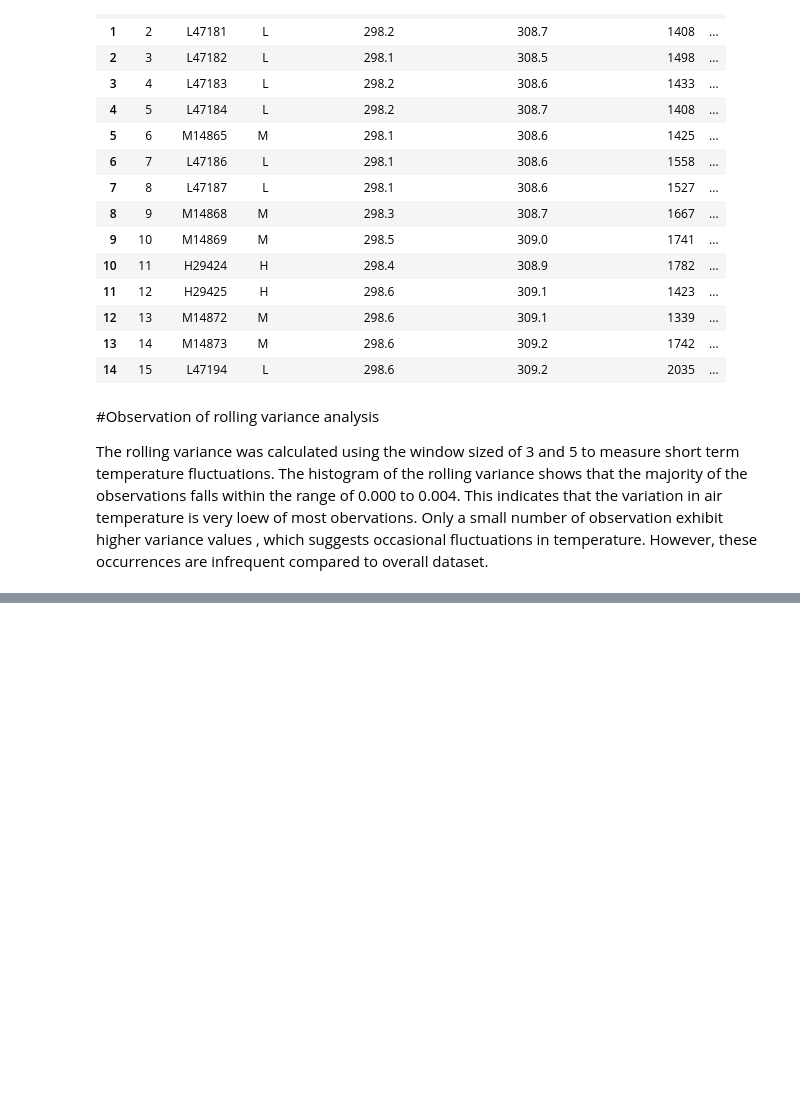
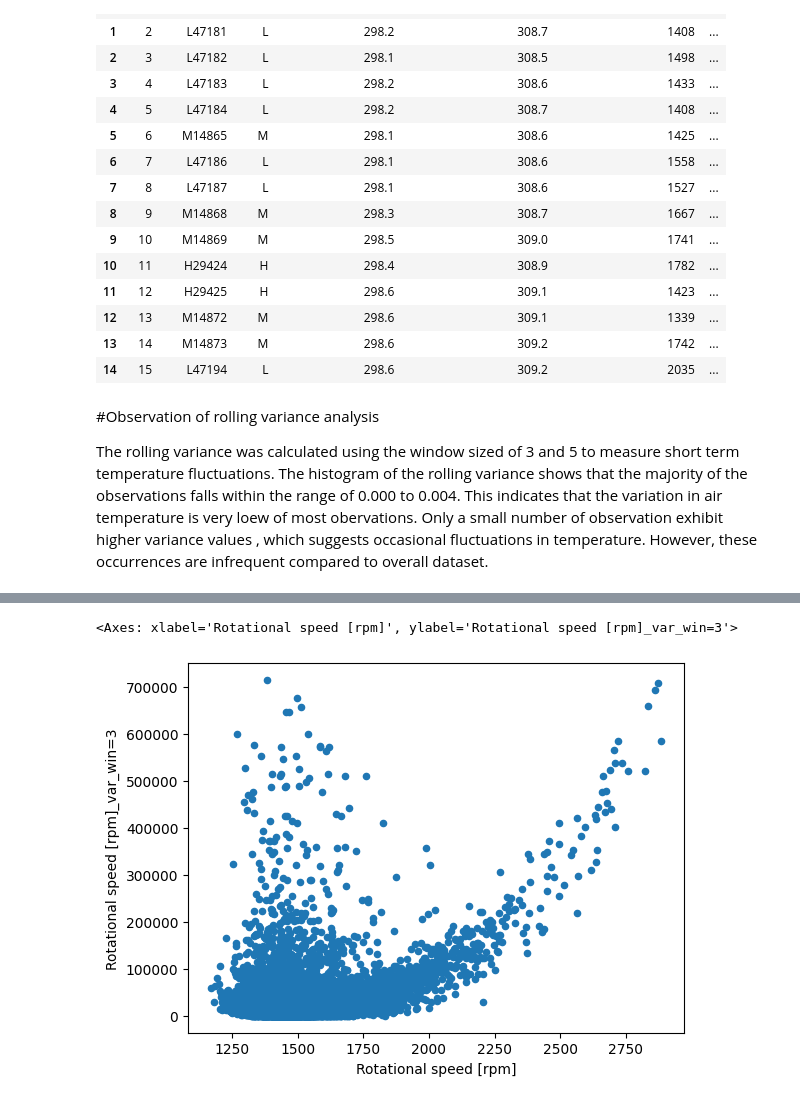
Before and after one commit to abinayasundaramoorthi/Predictive-maintenence-iot, a Jupyter notebook: feature_engineering.ipynb, the cells around one changed output, grey strips where cells are left out. Cells and saved outputs as stored; diff of their text form; code cells hidden in the pictures; blank space fills up the shorter version.

```diff
--- a/feature_engineering.ipynb
+++ b/feature_engineering.ipynb
@@ -125,3 +127,6 @@ df.head(15)
 
 The rolling variance was calculated using the window sized of 3 and 5 to measure short term temperature fluctuations. The histogram of the rolling variance shows that the majority of the observations falls within the range of 0.000 to 0.004. This indicates that the variation in air temperature is very loew of most obervations.
 Only a small number of observation exhibit higher variance values , which suggests occasional fluctuations in temperature. However, these occurrences are infrequent compared to overall dataset.
+# %%
+df['Rotational speed [rpm]_win=3']=df['Rotational speed [rpm]'].rolling(window=3).mean()
+df.head()
@@ -127,0 +152,3 @@ Only a small number of observation exhibit higher variance values , which sugges
+# %%
+df['Rotational speed [rpm]_var_win=3']=df['Rotational speed [rpm]'].rolling(window=3).var()
+df.head()
@@ -127,0 +174,5 @@ Only a small number of observation exhibit higher variance values , which sugges
+# %%
+df.plot.scatter(y='Rotational speed [rpm]_var_win=3', x='Rotational speed [rpm]')
+# %% [output]
+<Axes: xlabel='Rotational speed [rpm]', ylabel='Rotational speed [rpm]_var_win=3'>
+[figure, added]
```
Also changed, not shown: parts of 11 cells of this notebook.
